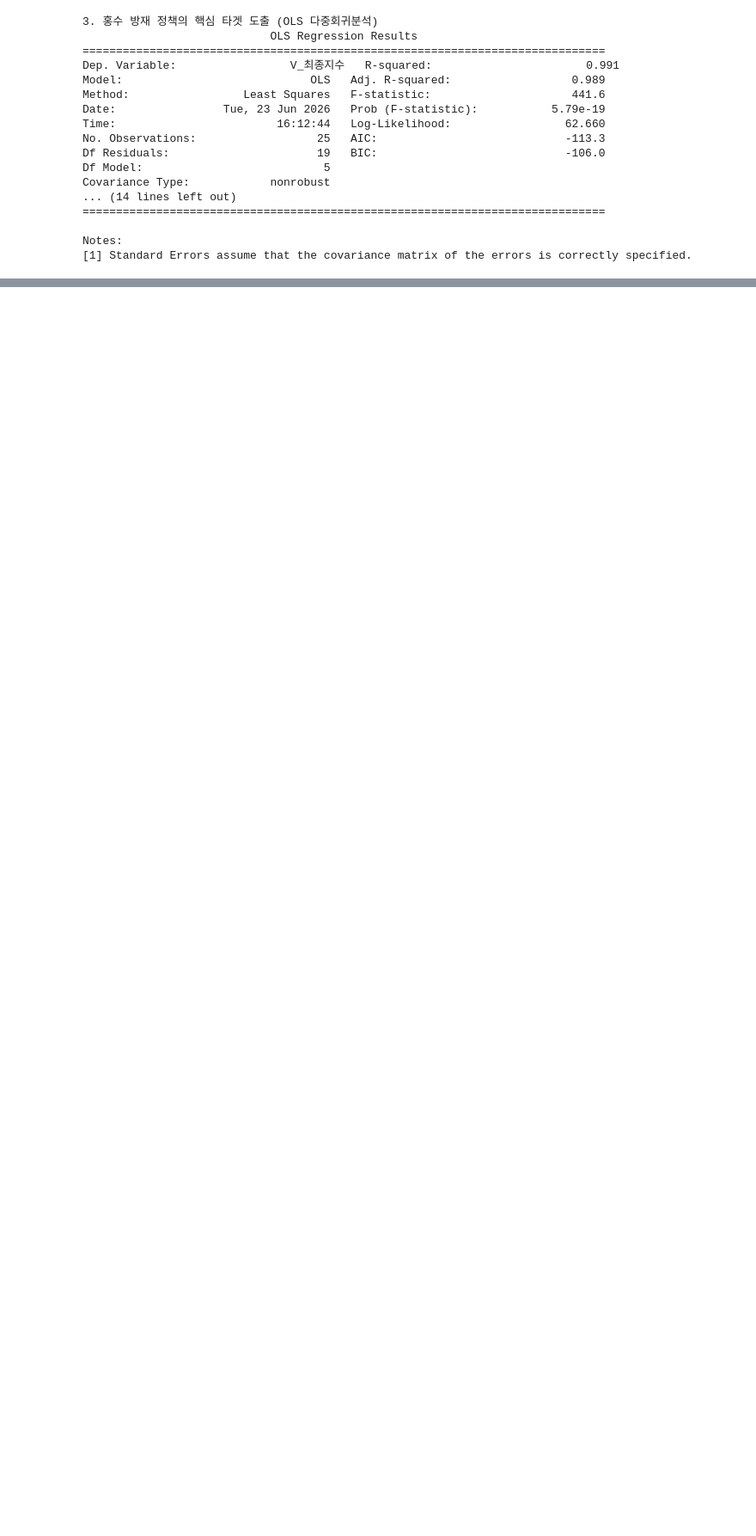
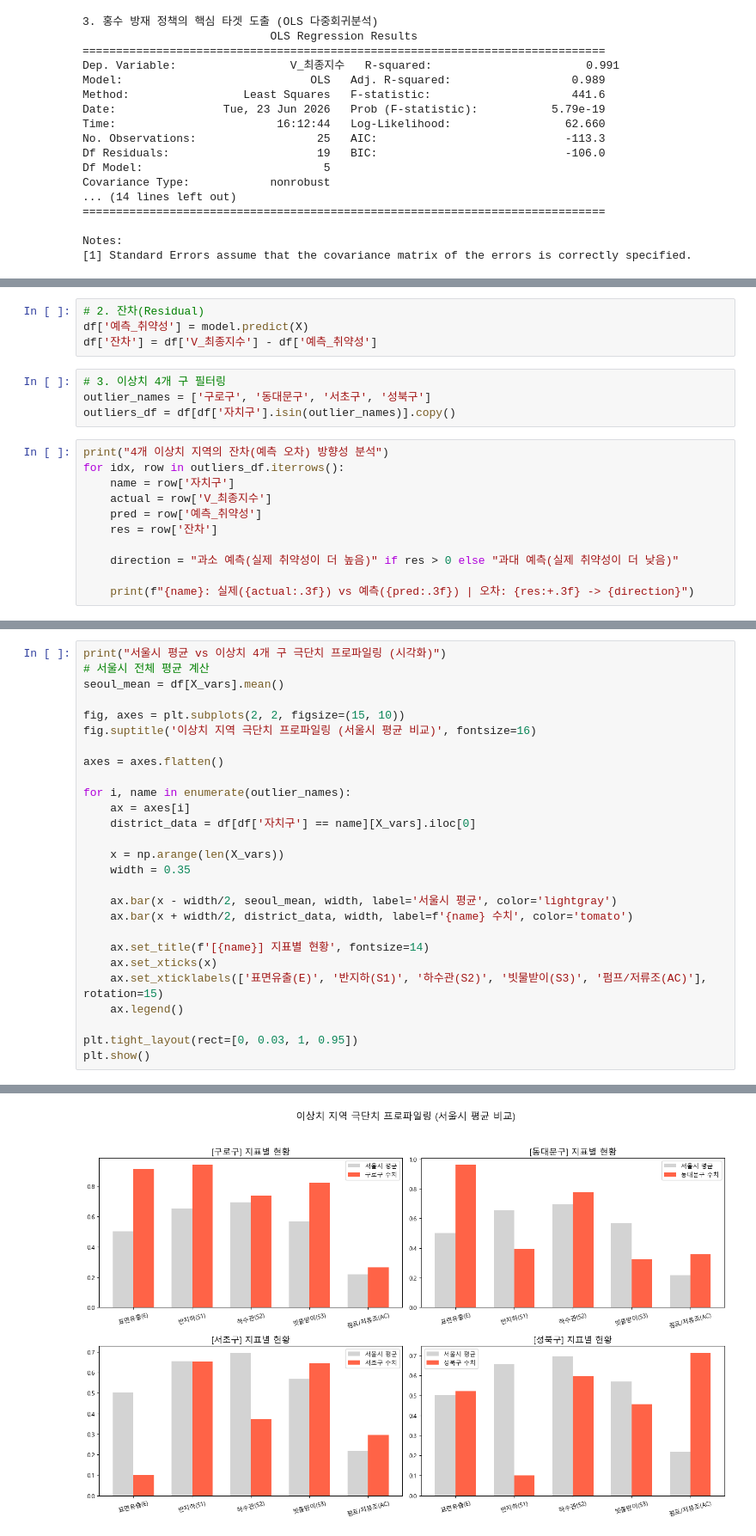
Before and after one commit to hyeonseo6101/summer_disaster_project, a Jupyter notebook: 가설검증.ipynb, the cells around one changed output, grey strips where cells are left out. Shown at 86% size. Saved outputs shown, nothing was run; the diff lists cells and outputs as text; blank space fills up the shorter version.

```diff
--- a/가설검증.ipynb
+++ b/가설검증.ipynb
@@ -78,0 +172,19 @@ Notes:
+# %%
+# 2. 잔차(Residual)
+df['예측_취약성'] = model.predict(X)
+df['잔차'] = df['V_최종지수'] - df['예측_취약성']
+# %%
+# 3. 이상치 4개 구 필터링
+outlier_names = ['구로구', '동대문구', '서초구', '성북구']
+outliers_df = df[df['자치구'].isin(outlier_names)].copy()
+# %%
+print("4개 이상치 지역의 잔차(예측 오차) 방향성 분석")
+for idx, row in outliers_df.iterrows():
+    name = row['자치구']
+    actual = row['V_최종지수']
+    pred = row['예측_취약성']
+    res = row['잔차']
+
+    direction = "과소 예측(실제 취약성이 더 높음)" if res > 0 else "과대 예측(실제 취약성이 더 낮음)"
+
+    print(f"{name}: 실제({actual:.3f}) vs 예측({pred:.3f}) | 오차: {res:+.3f} -> {direction}")
@@ -78,0 +200,28 @@ Notes:
+# %%
+print("서울시 평균 vs 이상치 4개 구 극단치 프로파일링 (시각화)")
+# 서울시 전체 평균 계산
+seoul_mean = df[X_vars].mean()
+
+fig, axes = plt.subplots(2, 2, figsize=(15, 10))
+fig.suptitle('이상치 지역 극단치 프로파일링 (서울시 평균 비교)', fontsize=16)
+
+axes = axes.flatten()
+
+for i, name in enumerate(outlier_names):
+    ax = axes[i]
+    district_data = df[df['자치구'] == name][X_vars].iloc[0]
+
+    x = np.arange(len(X_vars))
+    width = 0.35
+
+    ax.bar(x - width/2, seoul_mean, width, label='서울시 평균', color='lightgray')
+    ax.bar(x + width/2, district_data, width, label=f'{name} 수치', color='tomato')
+
+    ax.set_title(f'[{name}] 지표별 현황', fontsize=14)
+    ax.set_xticks(x)
+    ax.set_xticklabels(['표면유출(E)', '반지하(S1)', '하수관(S2)', '빗물받이(S3)', '펌프/저류조(AC)'], rotation=15)
+    ax.legend()
+
+plt.tight_layout(rect=[0, 0.03, 1, 0.95])
+plt.show()
+# %% [output]
@@ -78,0 +229 @@ Notes:
+[figure, added]
```
Also changed, not shown: parts of 17 cells of this notebook.
